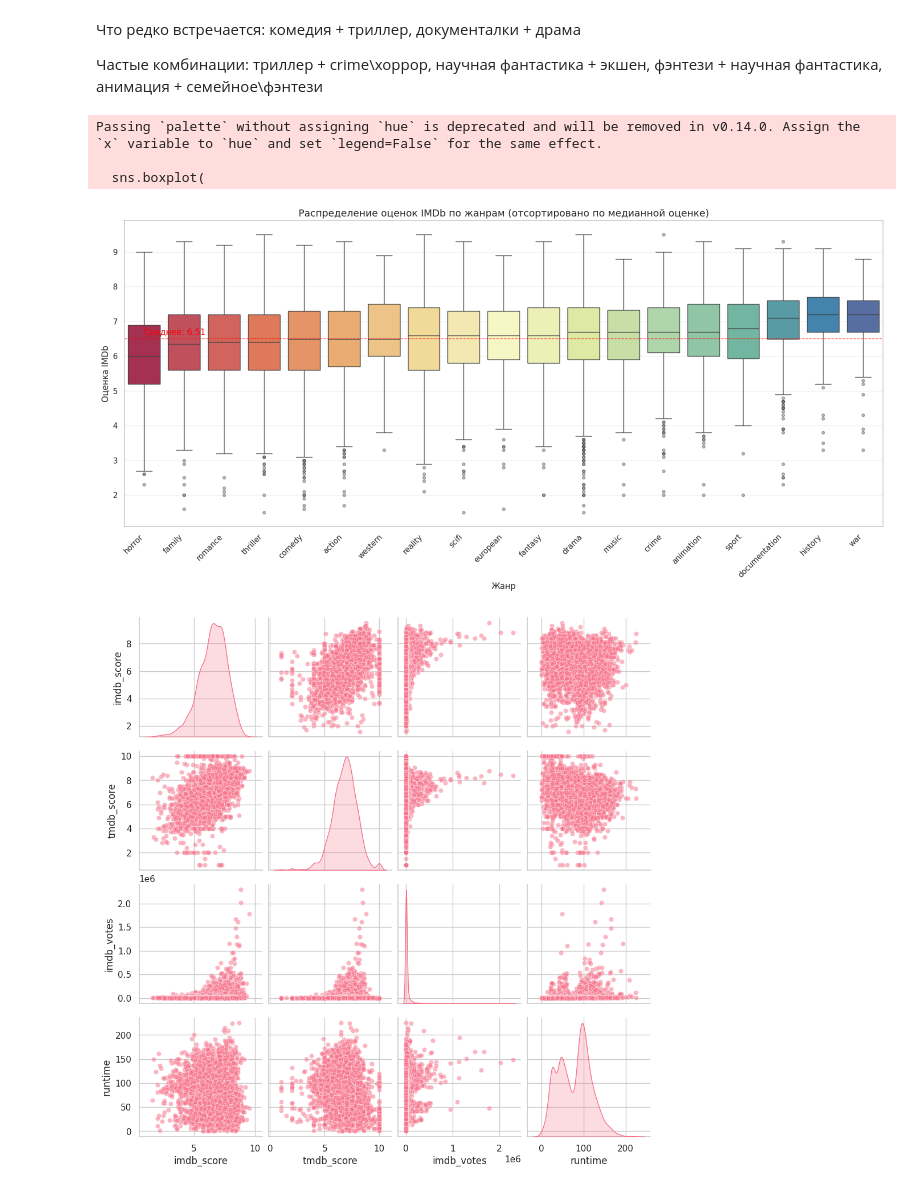
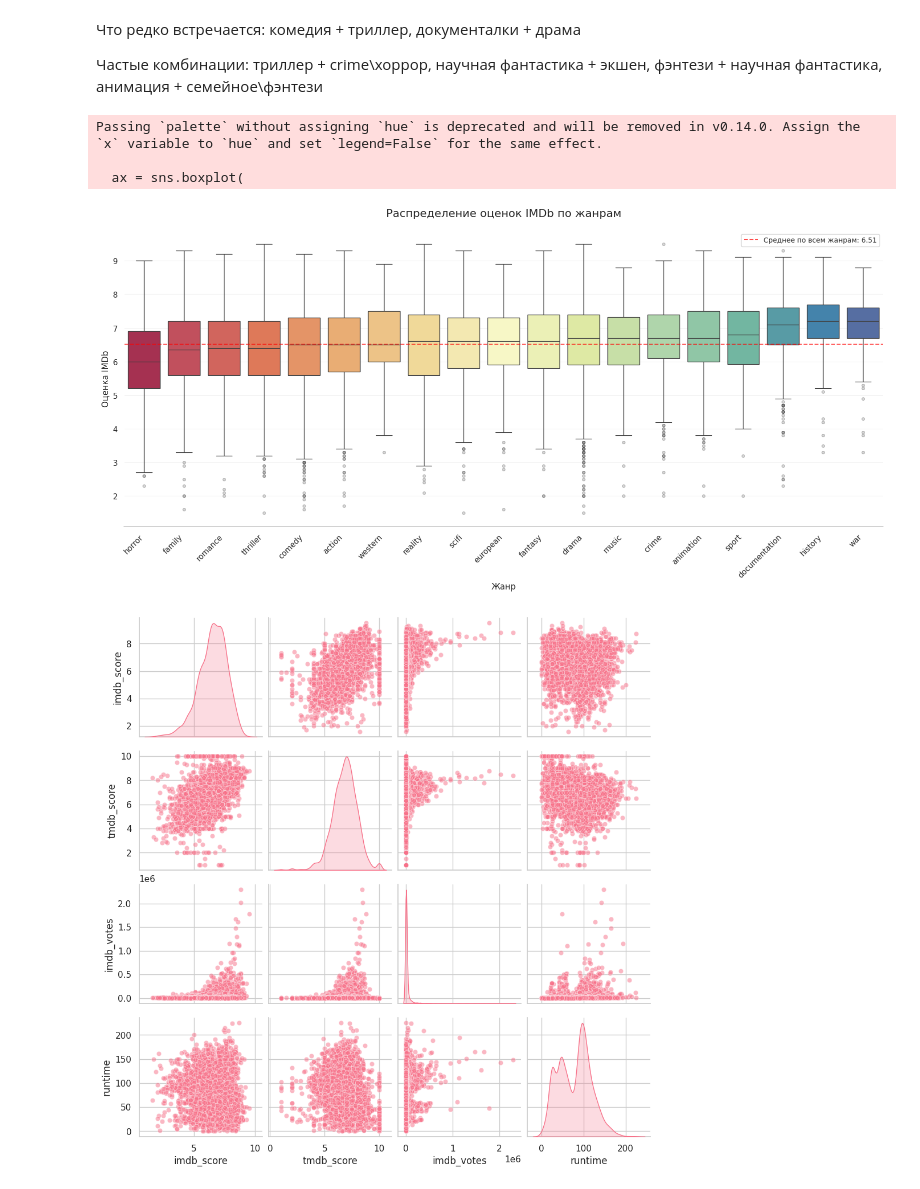
Before and after one commit to ZaichenkoNA/Stat_Prac, a Jupyter notebook: Proekt.ipynb, the cells around one changed output. Cells and saved outputs as stored; diff of their text form; code cells hidden in the pictures.

```diff
--- a/Proekt.ipynb
+++ b/Proekt.ipynb
@@ -554,54 +554,69 @@ Passing `palette` without assigning `hue` is deprecated and will be removed in v
 
 Частые комбинации: триллер + crime\хоррор, научная фантастика + экшен, фэнтези + научная фантастика, анимация + семейное\фэнтези
 # %%
-# Создаем список жанров, отсортированный по медианной оценке (по возрастанию)
-genres_sorted_by_median = titles_df.melt(
+# Сортируем жанры по медианной оценке (по возрастанию)
+genres_sorted = titles_df.melt(
     id_vars=['imdb_score'],
     value_vars=[f'genre_{g}' for g in all_genres],
     var_name='genre',
     value_name='is_present'
 ).query('is_present').groupby('genre')['imdb_score'].median().sort_values(ascending=True).index
 
-# Преобразуем данные в "длинный" формат для boxplot
+# Подготовка данных
 melted_df = titles_df.melt(
     id_vars=['imdb_score'],
     value_vars=[f'genre_{g}' for g in all_genres],
     var_name='genre',
     value_name='is_present'
 ).query('is_present')
-
-# Убираем префикс 'genre_' для чистоты отображения
 melted_df['genre'] = melted_df['genre'].str.replace('genre_', '')
 
 plt.figure(figsize=(16, 8))
-sns.boxplot(
+ax = sns.boxplot(
     data=melted_df,
     x='genre',
     y='imdb_score',
-    order=genres_sorted_by_median.str.replace('genre_', ''),
+    order=genres_sorted.str.replace('genre_', ''),
     palette='Spectral',
-    showfliers=True,  # Показываем выбросы
-    flierprops={'marker': 'o', 'markersize': 4, 'markerfacecolor': 'gray', 'alpha': 0.5}
+    showfliers=True,
+    flierprops={'marker': 'o', 'markersize': 4, 'markerfacecolor': 'gray', 'alpha': 0.3}
 )
 
-plt.title('Распределение оценок IMDb по жанрам (отсортировано по медианной оценке)', fontsize=14)
+# Общее среднее значение
+mean_score = titles_df['imdb_score'].mean()
+mean_line = plt.axhline(
+    y=mean_score,
+    color='red',
+    linestyle='--',
+    linewidth=1.5,
+    alpha=0.7,
+    label=f'Среднее по всем жанрам: {mean_score:.2f}'
+)
+
+plt.title('Распределение оценок IMDb по жанрам', fontsize=16, pad=20)
 plt.ylabel('Оценка IMDb', fontsize=12)
 plt.xlabel('Жанр', fontsize=12)
 plt.xticks(rotation=45, ha='right')
-plt.grid(axis='y', alpha=0.3)
+plt.grid(axis='y', alpha=0.2)
 
-# Добавляем горизонтальную линию для общего среднего
-mean_score = titles_df['imdb_score'].mean()
-plt.axhline(y=mean_score, color='red', linestyle='--', linewidth=1, alpha=0.7)
-plt.text(x=0, y=mean_score+0.1, s=f'Среднее: {mean_score:.2f}', color='red')
+# Настройка легенды
+plt.legend(
+    handles=[mean_line],
+    loc='upper right',
+    frameon=True,
+    framealpha=0.9,
+    fontsize=10
+)
 
+# Улучшаем отображение
+sns.despine(left=True)
 plt.tight_layout()
 plt.show()
 # %% [output]
 Passing `palette` without assigning `hue` is deprecated and will be removed in v0.14.0. Assign the `x` variable to `hue` and set `legend=False` for the same effect.
 
-  sns.boxplot(
+  ax = sns.boxplot(
-[figure, old version]
+[figure, new version]
 # %%
 
 # Выбираем нужные числовые колонки
```
